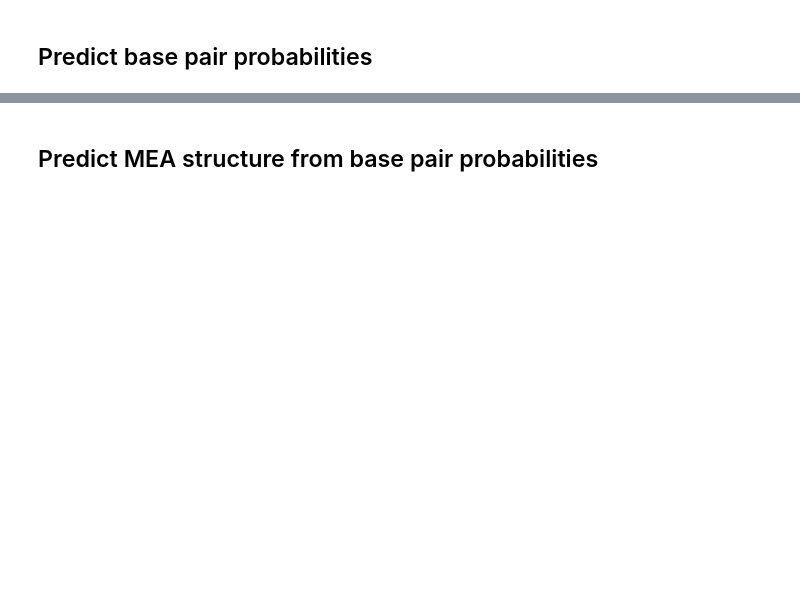
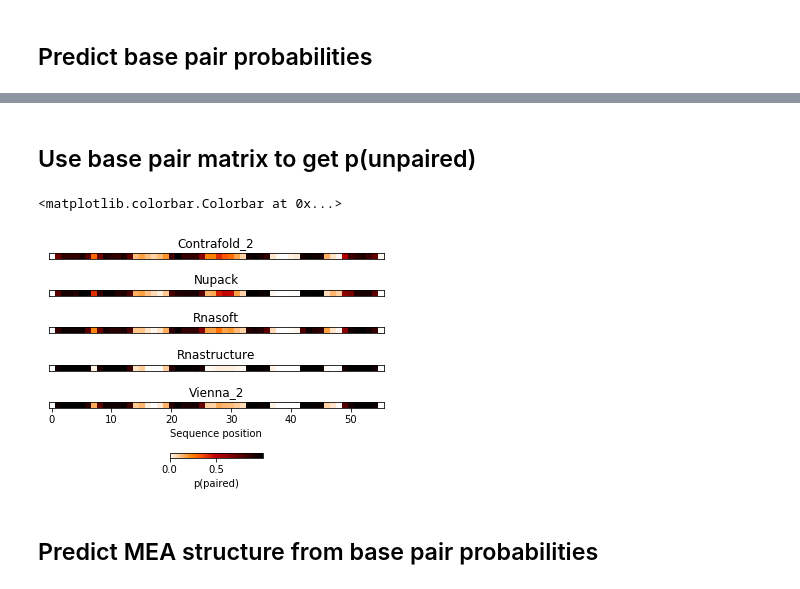
Before and after one commit to DasLab/arnie, a Jupyter notebook: notebooks/start_here.ipynb, the cells around one changed output, grey strips where cells are left out. Drawn from its saved outputs; the diff is of its cells as text; code cells hidden in the pictures; blank space fills up the shorter version.

```diff
--- a/notebooks/start_here.ipynb
+++ b/notebooks/start_here.ipynb
@@ -139,3 +140,29 @@ tight_layout()
+# %% [markdown]
+## Use base pair matrix to get p(unpaired)
+# %%
+for i,pkg in enumerate(sorted(avail_packages)):
+    bp_matrix = bpps(sequence, package=pkg)
+
+    # We sum all values over one axis to get total base pairing probability per nucleotide.
+
+    p_net_base_pairing = np.sum(bp_matrix, axis=0)
+
+    # to get total probability unpaired, we would take 1 - p_net_base_pairing.
+    subplot(6,1,i+1)
+
+    imshow(p_net_base_pairing.reshape(1,-1),cmap='gist_heat_r')
+    yticks([])
+    title(pkg.title())
+    if i==4:
+        xlabel('Sequence position')
+    else:
+        xticks([])
+subplot(6,1,6)
+axis('off')
+colorbar(orientation='horizontal', label='p(paired)')
+# %% [output]
+<matplotlib.colorbar.Colorbar at 0x...>
+[figure, added]
 # %% [markdown]
 ## Predict MEA structure from base pair probabilities
 # %%
```
Also changed, not shown: parts of 11 cells of this notebook, 7 other files.
